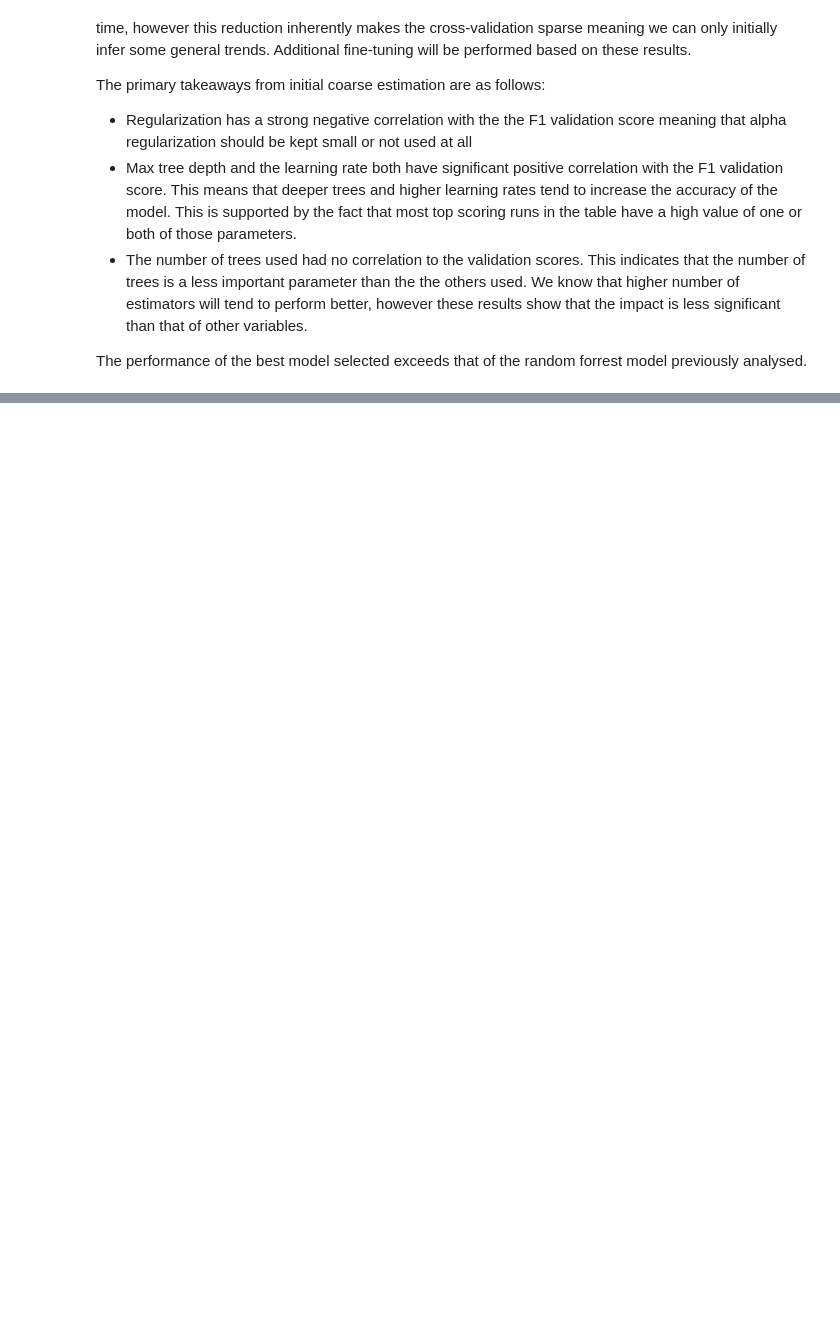
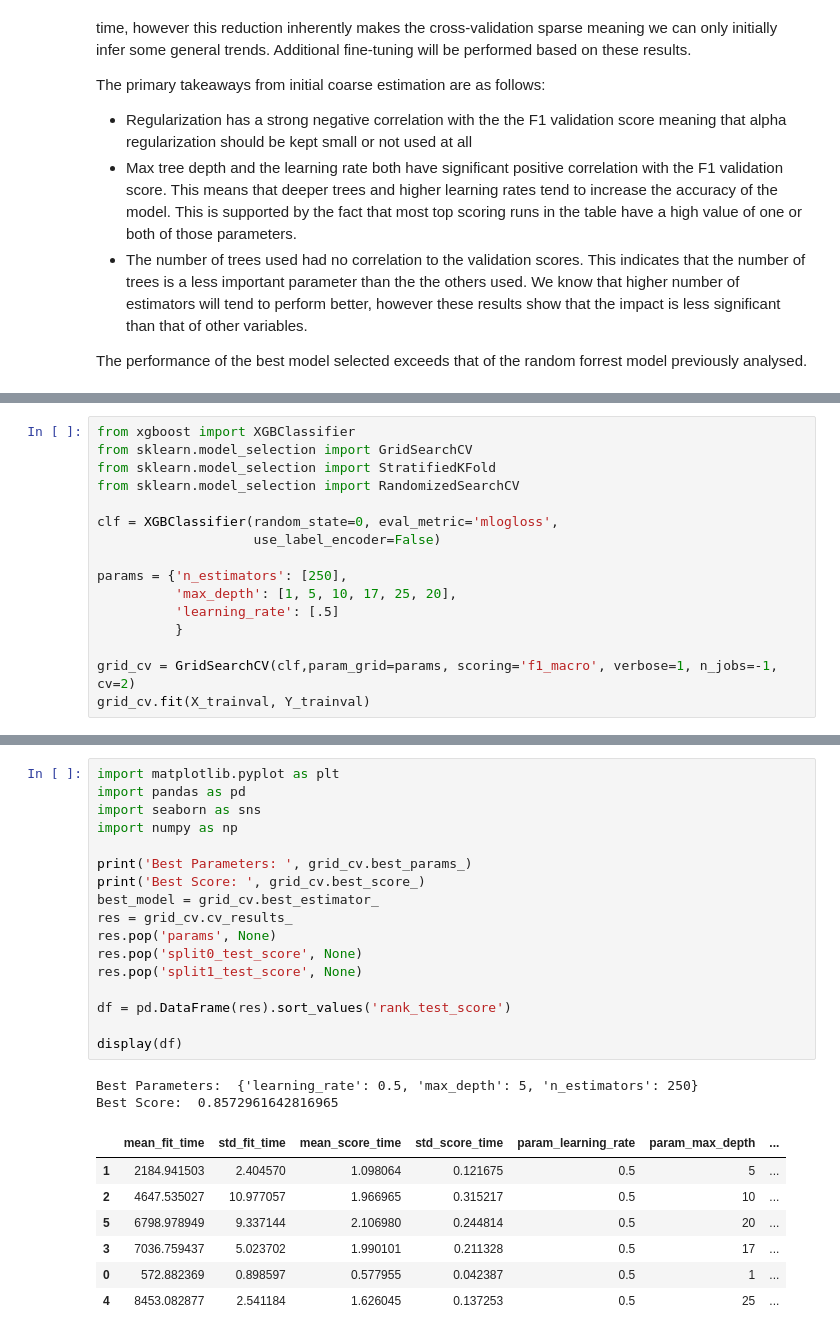
Before and after one commit to apeiffer/sentiment-analysis, a Jupyter notebook: notebooks/XGBoost.ipynb, the cells around one changed output, grey strips where cells are left out. Drawn from its saved outputs; the diff is of its cells as text; blank space fills up the shorter version.

```diff
--- a/notebooks/XGBoost.ipynb
+++ b/notebooks/XGBoost.ipynb
@@ -190,0 +355,16 @@ Now that we have a general sense for where the optimal model lies in the design
+# %%
+from xgboost import XGBClassifier
+from sklearn.model_selection import GridSearchCV
+from sklearn.model_selection import StratifiedKFold
+from sklearn.model_selection import RandomizedSearchCV
+
+clf = XGBClassifier(random_state=0, eval_metric='mlogloss',
+                    use_label_encoder=False)
+
+params = {'n_estimators': [250],
+          'max_depth': [1, 5, 10, 17, 25, 20],
+          'learning_rate': [.5]
+          }
+
+grid_cv = GridSearchCV(clf,param_grid=params, scoring='f1_macro', verbose=1, n_jobs=-1, cv=2)
+grid_cv.fit(X_trainval, Y_trainval)
@@ -190,0 +390,27 @@ Now that we have a general sense for where the optimal model lies in the design
+# %%
+import matplotlib.pyplot as plt
+import pandas as pd
+import seaborn as sns
+import numpy as np
+
+print('Best Parameters: ', grid_cv.best_params_)
+print('Best Score: ', grid_cv.best_score_)
+best_model = grid_cv.best_estimator_
+res = grid_cv.cv_results_
+res.pop('params', None)
+res.pop('split0_test_score', None)
+res.pop('split1_test_score', None)
+
+df = pd.DataFrame(res).sort_values('rank_test_score')
+
+display(df)
+# %% [output]
+Best Parameters:  {'learning_rate': 0.5, 'max_depth': 5, 'n_estimators': 250}
+Best Score:  0.8572961642816965
+|  | mean_fit_time | std_fit_time | mean_score_time | std_score_time | param_learning_rate | param_max_depth | ... |
+| 1 | 2184.941503 | 2.404570 | 1.098064 | 0.121675 | 0.5 | 5 | ... |
+| 2 | 4647.535027 | 10.977057 | 1.966965 | 0.315217 | 0.5 | 10 | ... |
+| 5 | 6798.978949 | 9.337144 | 2.106980 | 0.244814 | 0.5 | 20 | ... |
+| 3 | 7036.759437 | 5.023702 | 1.990101 | 0.211328 | 0.5 | 17 | ... |
+| 0 | 572.882369 | 0.898597 | 0.577955 | 0.042387 | 0.5 | 1 | ... |
+| 4 | 8453.082877 | 2.541184 | 1.626045 | 0.137253 | 0.5 | 25 | ... |
```
Also changed, not shown: parts of 11 cells of this notebook.
